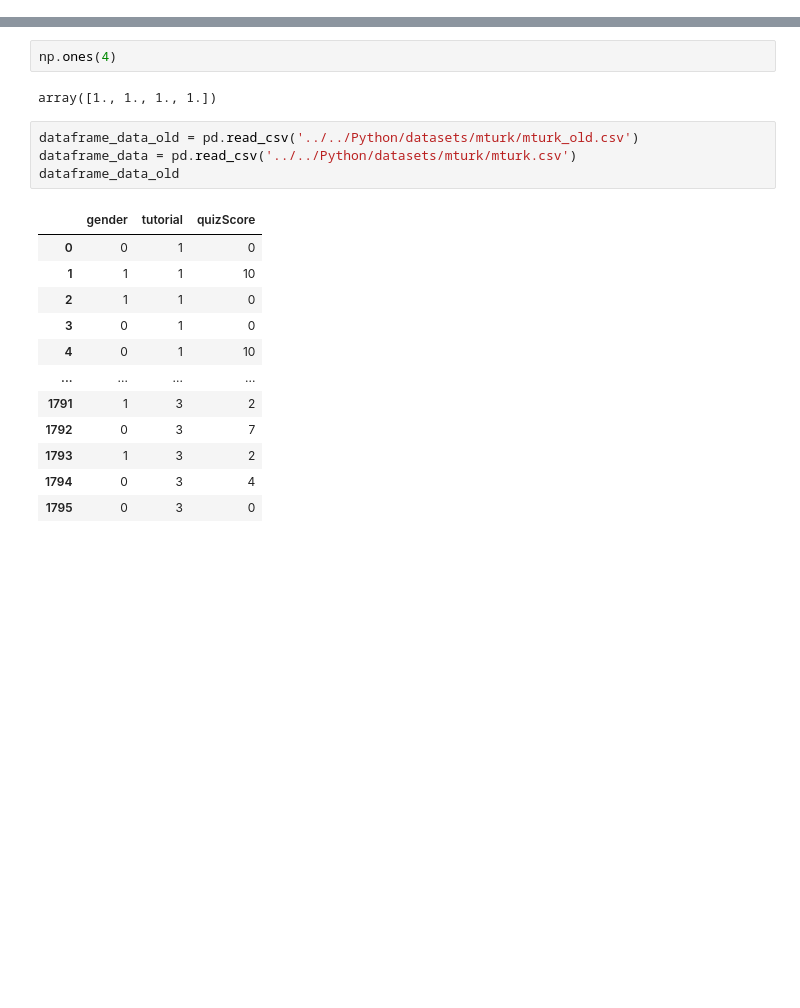
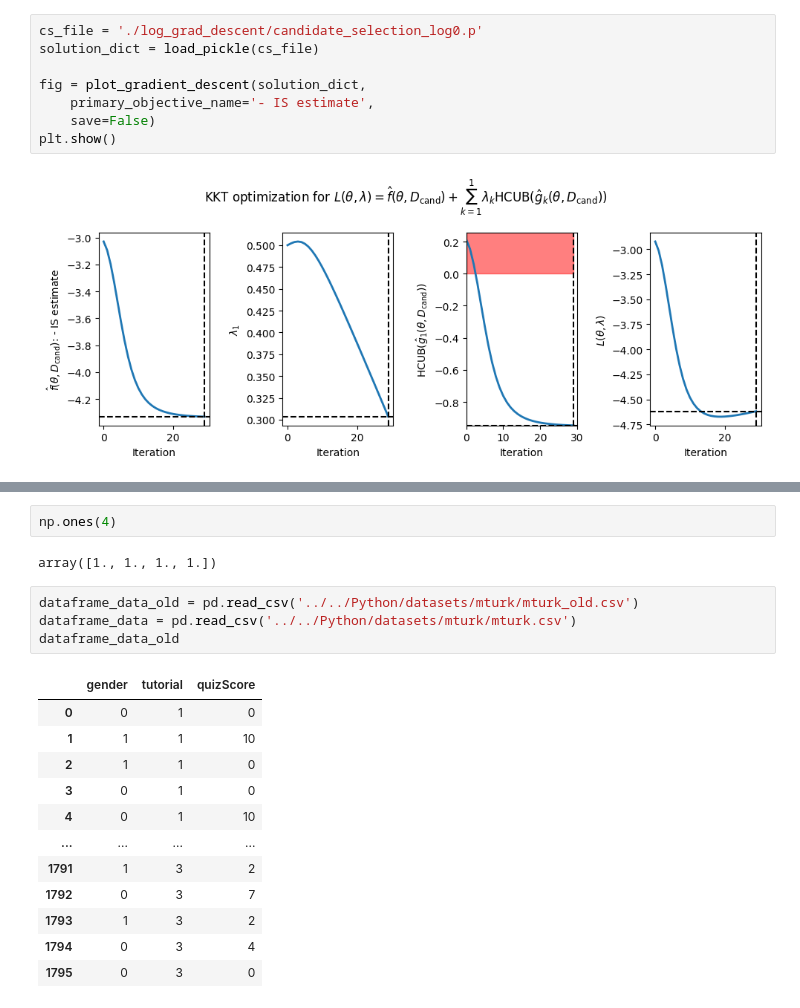
Before and after one commit to ysahil97/RobinHood-NeurIPS-2019, a Jupyter notebook: RL Project/jupy/MDP_MTurk.ipynb, the cells around one changed output, grey strips where cells are left out. Saved outputs shown, nothing was run; the diff lists cells and outputs as text; blank space fills up the shorter version.

```diff
--- a/RL Project/jupy/MDP_MTurk.ipynb
+++ b/RL Project/jupy/MDP_MTurk.ipynb
@@ -5,0 +327,10 @@ from tqdm import tqdm
+# %%
+cs_file = './log_grad_descent/candidate_selection_log0.p'
+solution_dict = load_pickle(cs_file)
+
+fig = plot_gradient_descent(solution_dict,
+    primary_objective_name='- IS estimate',
+    save=False)
+plt.show()
+# %% [output]
+[figure, added]
```
Also changed, not shown: parts of 11 cells of this notebook, 4 other files.
